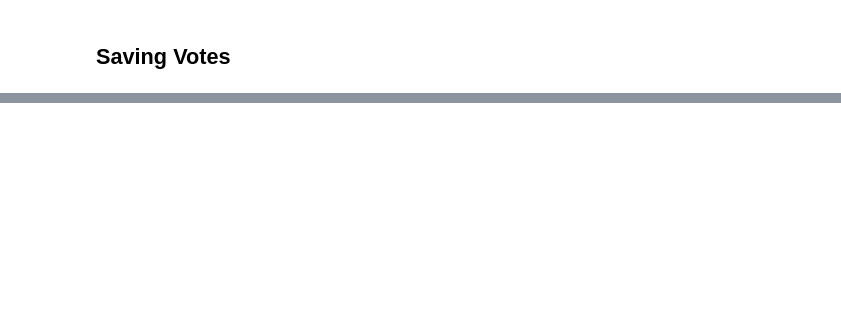
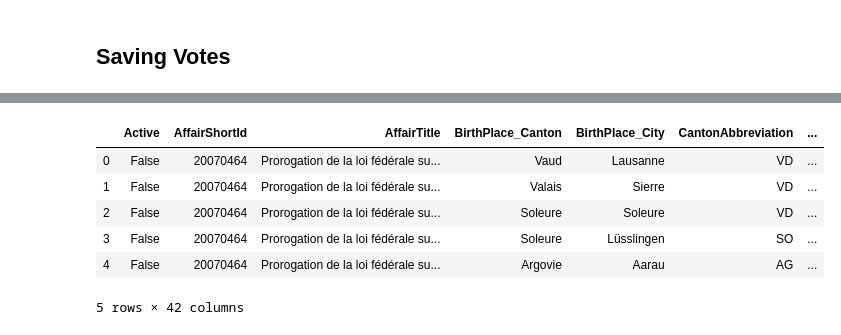
Before and after one commit to guarin/voting_behavior_analysis, a Jupyter notebook: src/data_cleaning.ipynb, the cells around one changed output, grey strips where cells are left out. Cells and saved outputs as stored; diff of their text form; code cells hidden in the pictures; blank space fills up the shorter version.

```diff
--- a/src/data_cleaning.ipynb
+++ b/src/data_cleaning.ipynb
@@ -510,0 +508,10 @@ votes.head()
+# %%
+full_votes.head()
+# %% [output]
+|  | Active | AffairShortId | AffairTitle | BirthPlace_Canton | BirthPlace_City | CantonAbbreviation | ... |
+| 0 | False | 20070464 | Prorogation de la loi fédérale su... | Vaud | Lausanne | VD | ... |
+| 1 | False | 20070464 | Prorogation de la loi fédérale su... | Valais | Sierre | VD | ... |
+| 2 | False | 20070464 | Prorogation de la loi fédérale su... | Soleure | Soleure | VD | ... |
+| 3 | False | 20070464 | Prorogation de la loi fédérale su... | Soleure | Lüsslingen | SO | ... |
+| 4 | False | 20070464 | Prorogation de la loi fédérale su... | Argovie | Aarau | AG | ... |
+5 rows × 42 columns
```
Also changed, not shown: parts of 19 cells of this notebook, 1 other file.
